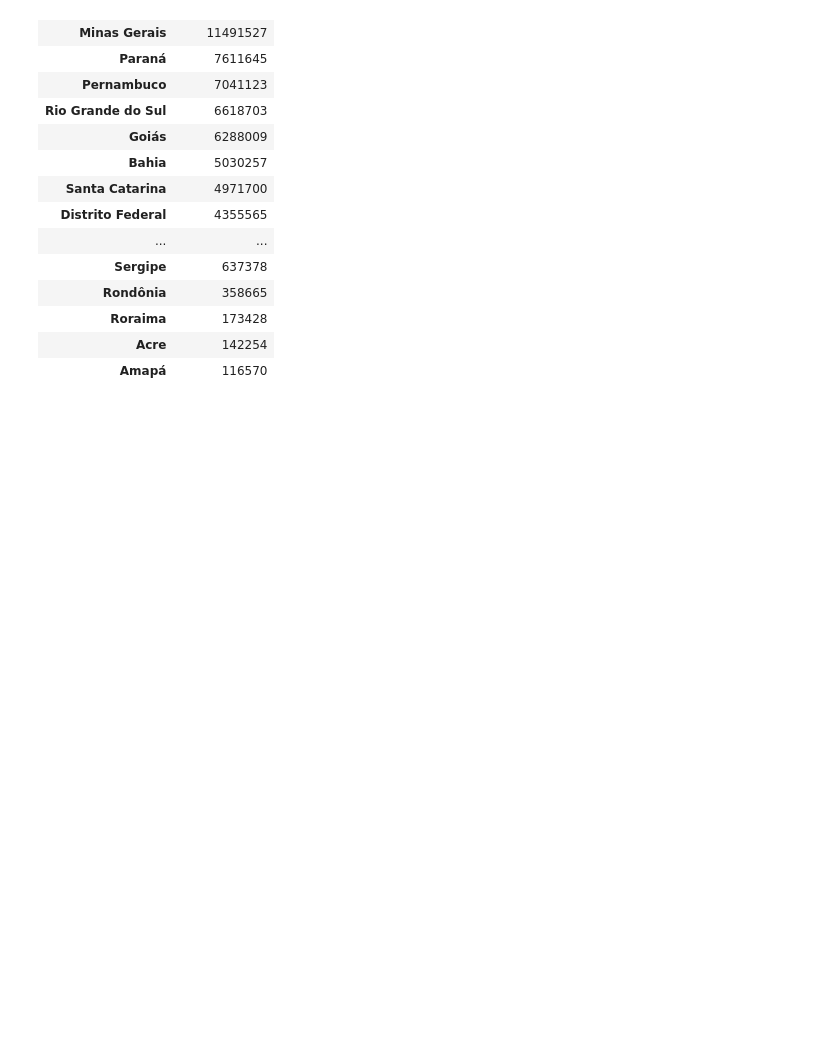
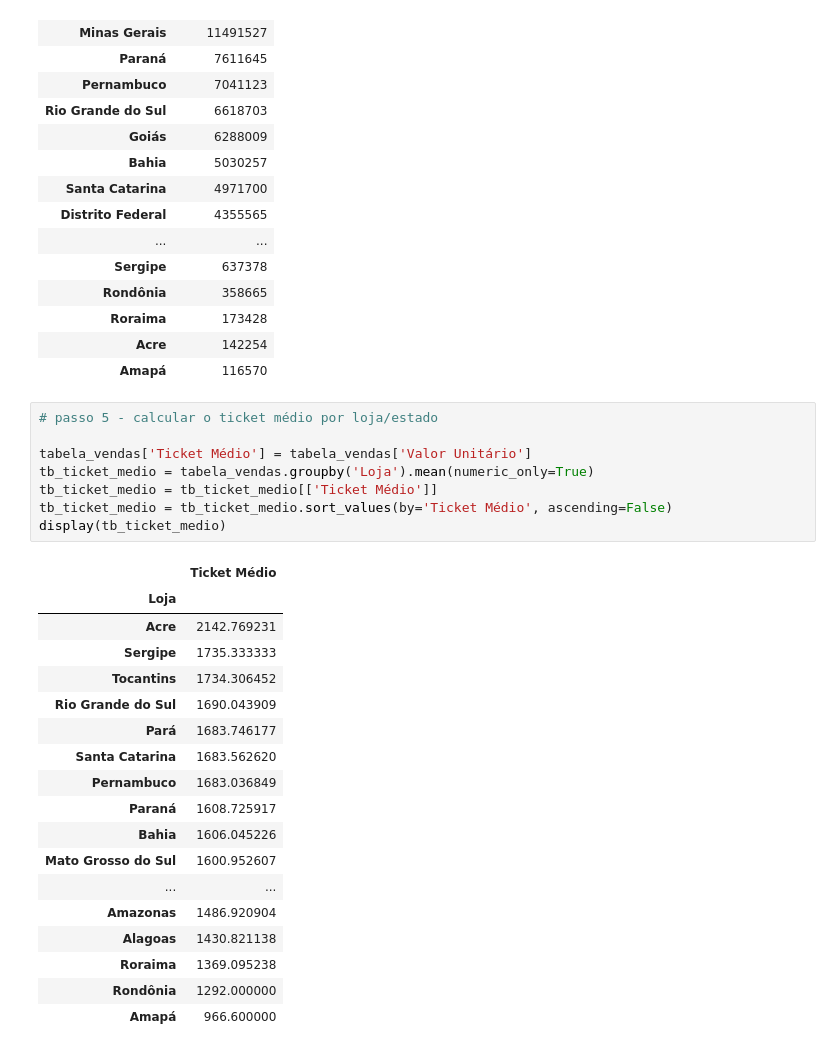
Before and after one commit to bezerra123/Projeto-inicial---Python-, a Jupyter notebook: Projeto_Python_início.ipynb, the cells around one changed output. Saved outputs shown, nothing was run; the diff lists cells and outputs as text; blank space fills up the shorter version.

```diff
--- a/Projeto_Python_início.ipynb
+++ b/Projeto_Python_início.ipynb
@@ -96,3 +96,30 @@ tb_faturamento_loja
 | Roraima | 173428 |
 | Acre | 142254 |
 | Amapá | 116570 |
+# %%
+# passo 5 - calcular o ticket médio por loja/estado
+
+tabela_vendas['Ticket Médio'] = tabela_vendas['Valor Unitário']
+tb_ticket_medio = tabela_vendas.groupby('Loja').mean(numeric_only=True)
+tb_ticket_medio = tb_ticket_medio[['Ticket Médio']]
+tb_ticket_medio = tb_ticket_medio.sort_values(by='Ticket Médio', ascending=False)
+display(tb_ticket_medio)
+# %% [output]
+|  | Ticket Médio |
+| Loja |  |
+| Acre | 2142.769231 |
+| Sergipe | 1735.333333 |
+| Tocantins | 1734.306452 |
+| Rio Grande do Sul | 1690.043909 |
+| Pará | 1683.746177 |
+| Santa Catarina | 1683.562620 |
+| Pernambuco | 1683.036849 |
+| Paraná | 1608.725917 |
+| Bahia | 1606.045226 |
+| Mato Grosso do Sul | 1600.952607 |
+| ... | ... |
+| Amazonas | 1486.920904 |
+| Alagoas | 1430.821138 |
+| Roraima | 1369.095238 |
+| Rondônia | 1292.000000 |
+| Amapá | 966.600000 |
```
Also changed, not shown: parts of 1 cell of this notebook.
